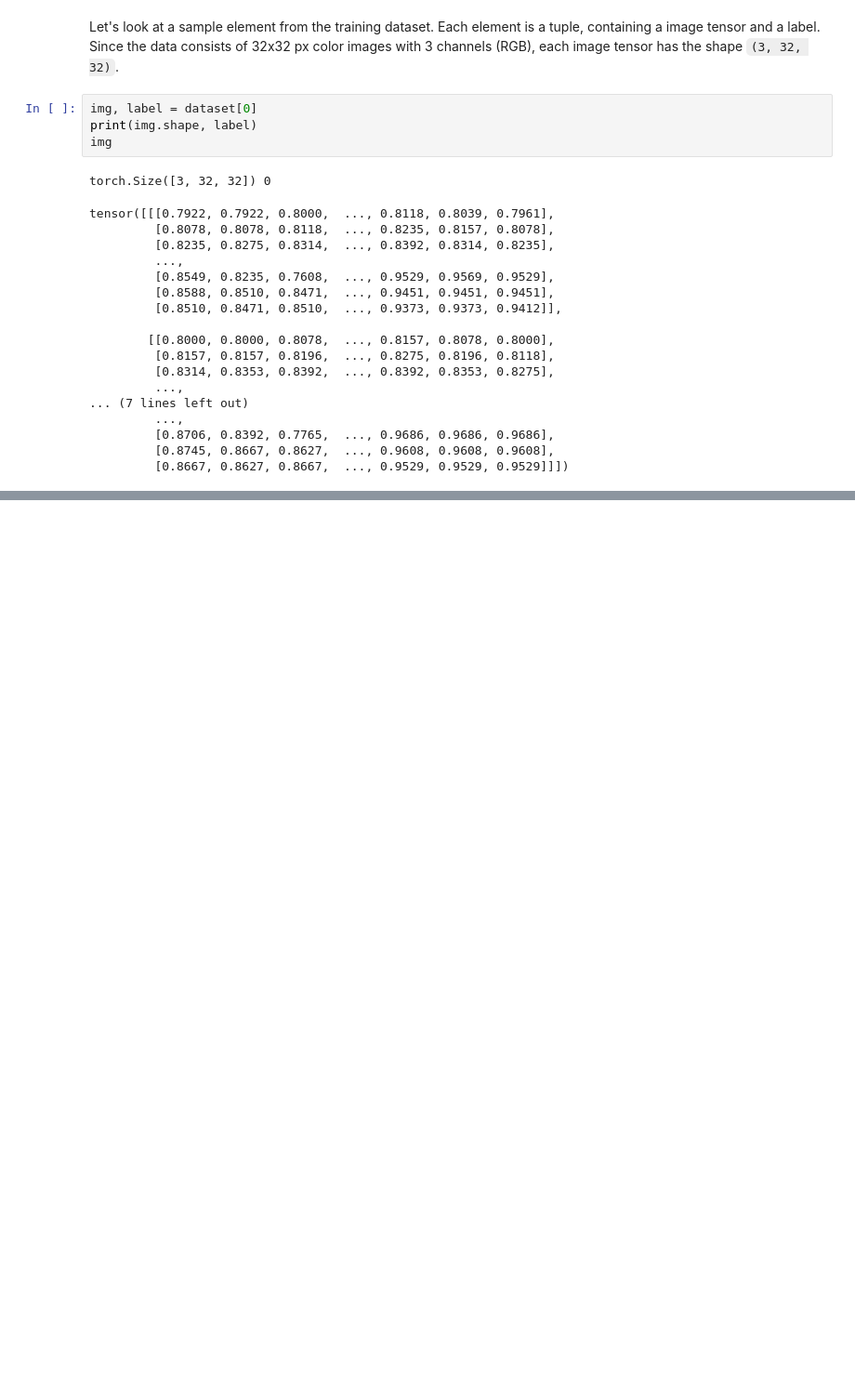
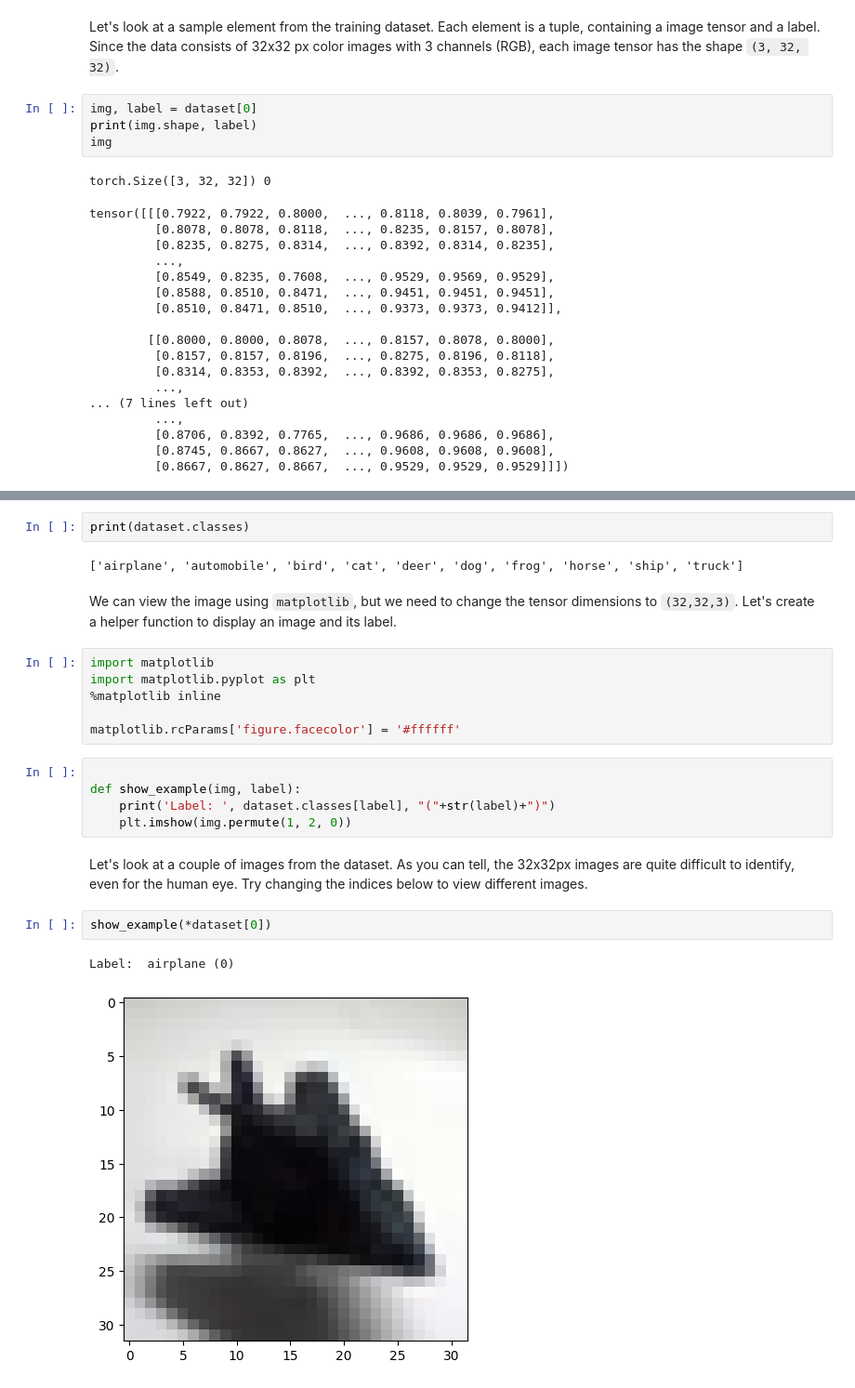
Before and after one commit to Asmit-Dhakal/pytorch_jovian, a Jupyter notebook: 05_cifar10_cnn.ipynb, the cells around one changed output, grey strips where cells are left out. Shown at 93% size. Cells and saved outputs as stored; diff of their text form; blank space fills up the shorter version.

```diff
--- a/05_cifar10_cnn.ipynb
+++ b/05_cifar10_cnn.ipynb
@@ -79,0 +82,24 @@ tensor([[[0.7922, 0.7922, 0.8000,  ..., 0.8118, 0.8039, 0.7961],
+# %%
+print(dataset.classes)
+# %% [output]
+['airplane', 'automobile', 'bird', 'cat', 'deer', 'dog', 'frog', 'horse', 'ship', 'truck']
+# %% [markdown]
+We can view the image using `matplotlib`, but we need to change the tensor dimensions to `(32,32,3)`. Let's create a helper function to display an image and its label.
+# %%
+import matplotlib
+import matplotlib.pyplot as plt
+%matplotlib inline
+
+matplotlib.rcParams['figure.facecolor'] = '#ffffff'
+# %%
+
+def show_example(img, label):
+    print('Label: ', dataset.classes[label], "("+str(label)+")")
+    plt.imshow(img.permute(1, 2, 0))
+# %% [markdown]
+Let's look at a couple of images from the dataset. As you can tell, the 32x32px images are quite difficult to identify, even for the human eye. Try changing the indices below to view different images.
+# %%
+show_example(*dataset[0])
+# %% [output]
+Label:  airplane (0)
+[figure, added]
```
Also changed, not shown: parts of 17 cells of this notebook.
